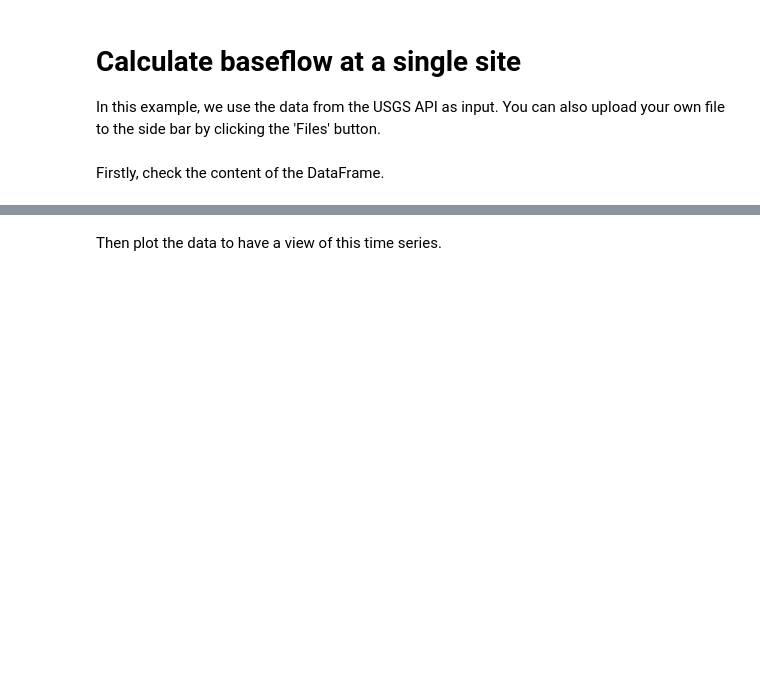
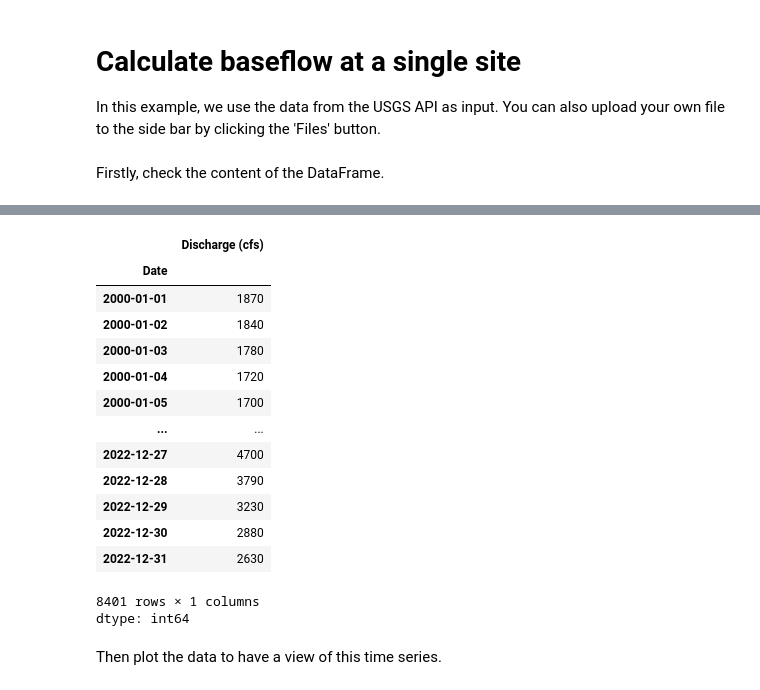
Before and after one commit to BYU-Hydroinformatics/baseflow-notebooks, a Jupyter notebook: baseflow_single_station.ipynb, the cells around one changed output, grey strips where cells are left out. Saved outputs shown, nothing was run; the diff lists cells and outputs as text; code cells hidden in the pictures; blank space fills up the shorter version.

```diff
--- a/baseflow_single_station.ipynb
+++ b/baseflow_single_station.ipynb
@@ -233,3 +236,21 @@ dtype: int64
+# %%
+df['Discharge (cfs)']
+# %% [output]
+|  | Discharge (cfs) |
+| Date |  |
+| 2000-01-01 | 1870 |
+| 2000-01-02 | 1840 |
+| 2000-01-03 | 1780 |
+| 2000-01-04 | 1720 |
+| 2000-01-05 | 1700 |
+| ... | ... |
+| 2022-12-27 | 4700 |
+| 2022-12-28 | 3790 |
+| 2022-12-29 | 3230 |
+| 2022-12-30 | 2880 |
+| 2022-12-31 | 2630 |
+8401 rows × 1 columns
+dtype: int64
 # %% [markdown]
 Then plot the data to have a view of this time series.
 # %%
```
Also changed, not shown: parts of 9 cells of this notebook.
